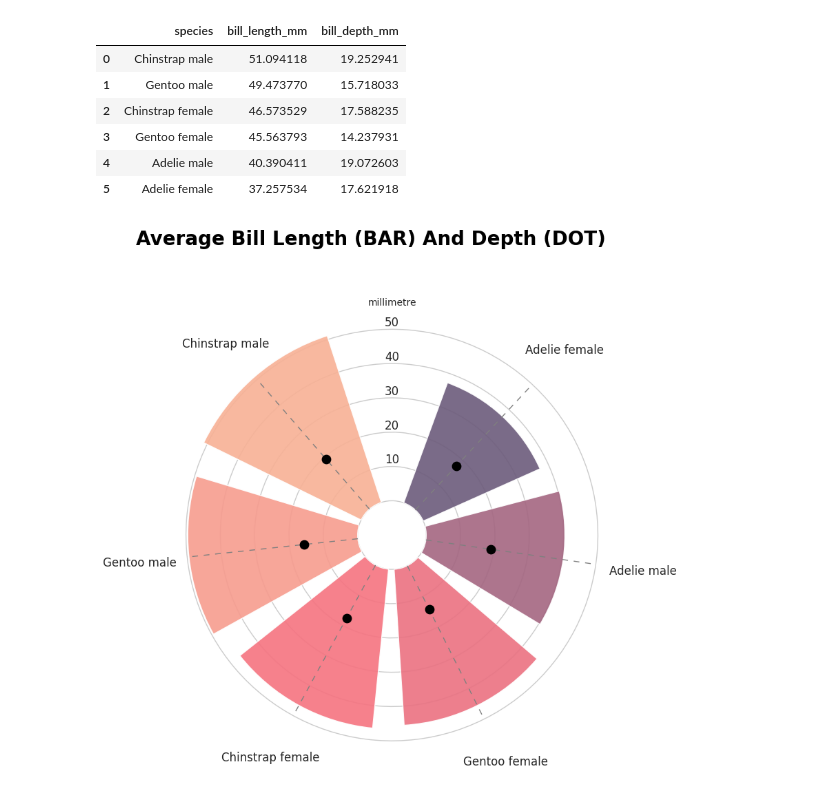
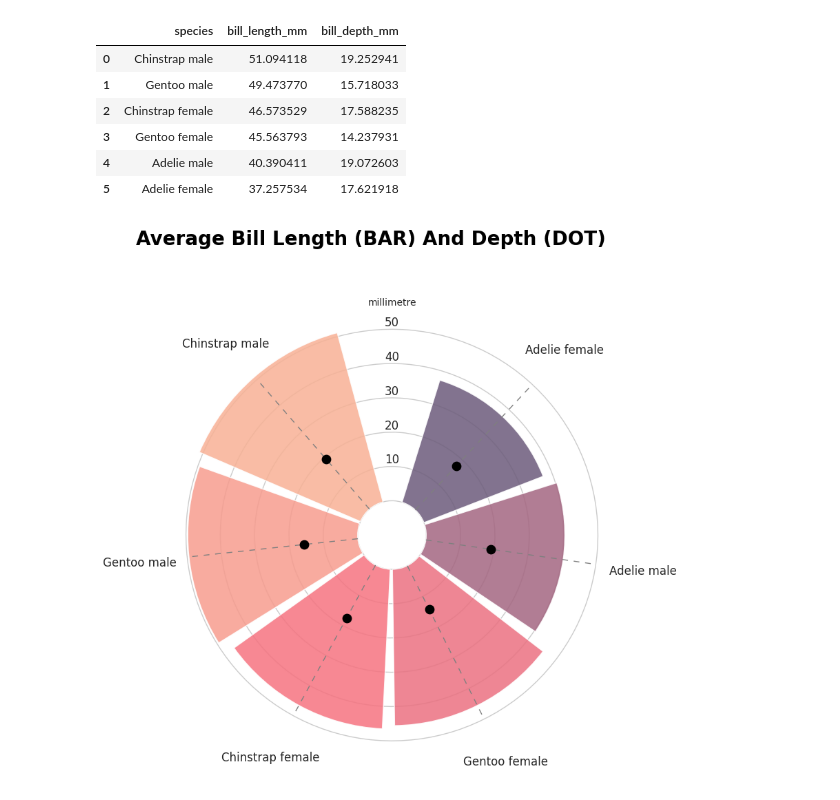
Before and after one commit to tanchu-git/penguins-python-visualization, a Jupyter notebook: penguins_visualization.ipynb, the cells around one changed output. Saved outputs shown, nothing was run; the diff lists cells and outputs as text; code cells hidden in the pictures.

Commit message:
Kaggle Notebook | Penguins Seaborn visualization | Version 1.1

```diff
--- a/penguins_visualization.ipynb
+++ b/penguins_visualization.ipynb
@@ -164,8 +164,7 @@ ax.set_ylim(-10, 60)
 
 # Add geometries to the plot - zorder to manipulate which geometries are on top
 # Add bars to represent average bill length
-bars = ax.bar(ANGLES, LENGTHS, color=COLORS, alpha=0.9, width=0.8, zorder=10)
-# ax.bar_label(bars,label_type="edge",fontsize=16)
+ax.bar(ANGLES, LENGTHS, color=COLORS, alpha=0.85, width=0.9, zorder=10)
 
 # Add dotted lines. These are just references
 ax.vlines(ANGLES, 0, 50, color="grey", ls=(0, (6, 6)), linewidth=1, zorder=11)
@@ -184,31 +183,31 @@ CATEGORIES
 
 # Set the labels
 ax.set_xticks(ANGLES)
 ax.set_xticklabels(CATEGORIES, size=12)
 
 # Put grid lines for radial axis (y) at 0, 10, 20, 30, 40, 50
 ax.set_yticklabels([])
 ax.set_yticks([0, 10, 20, 30, 40, 50])
 
 # Remove spines
 ax.spines["start"].set_color("none")
 ax.spines["polar"].set_color("none")
 
 # Adjust padding of the x axis labels
 XTICKS = ax.xaxis.get_major_ticks()
 for tick in XTICKS:
     tick.set_pad(1)
 
 # Add custom annotations
 # The following represent the heights in the values of the y axis
 PAD = 1
 ax.text(-0.2 * np.pi / 2, 10 + PAD, "10", ha="center", size=12)
 ax.text(-0.2 * np.pi / 2, 20 + PAD, "20", ha="center", size=12)
 ax.text(-0.2 * np.pi / 2, 30 + PAD, "30", ha="center", size=12)
 ax.text(-0.2 * np.pi / 2, 40 + PAD, "40", ha="center", size=12)
 ax.text(-0.2 * np.pi / 2, 50 + PAD, "50", ha="center", size=12)
 ax.text(-0.2 * np.pi / 2, 56 + PAD, "millimetre", ha="center", size=10)
 title = "Average Bill Length (BAR) And Depth (DOT)"
 fig.text(0.1, 0.83, title, fontsize=20, color="black", weight="bold", ha="left", va="baseline");
 # %% [output]
-[figure, old version]
+[figure, new version]
```
